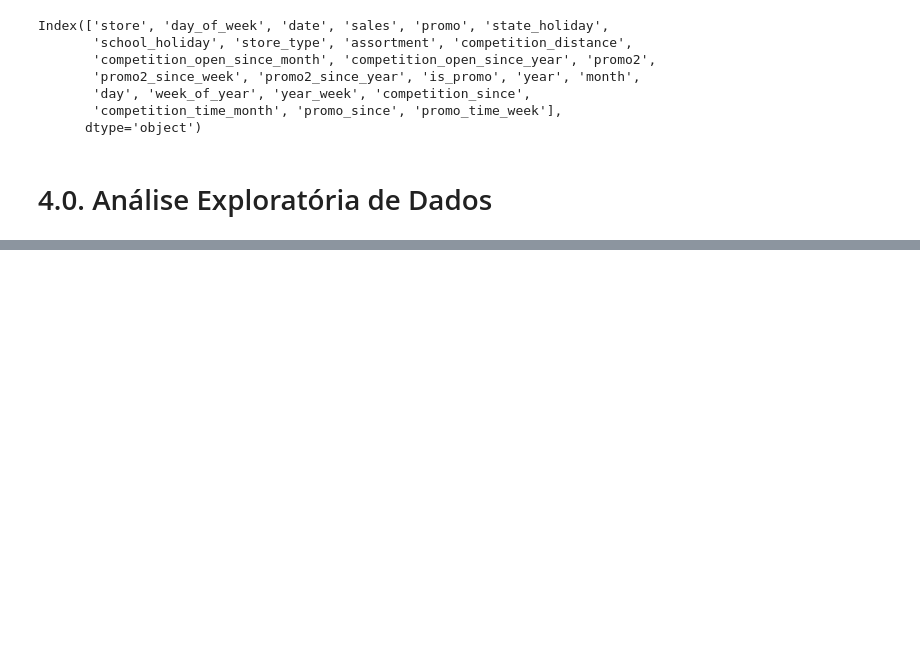
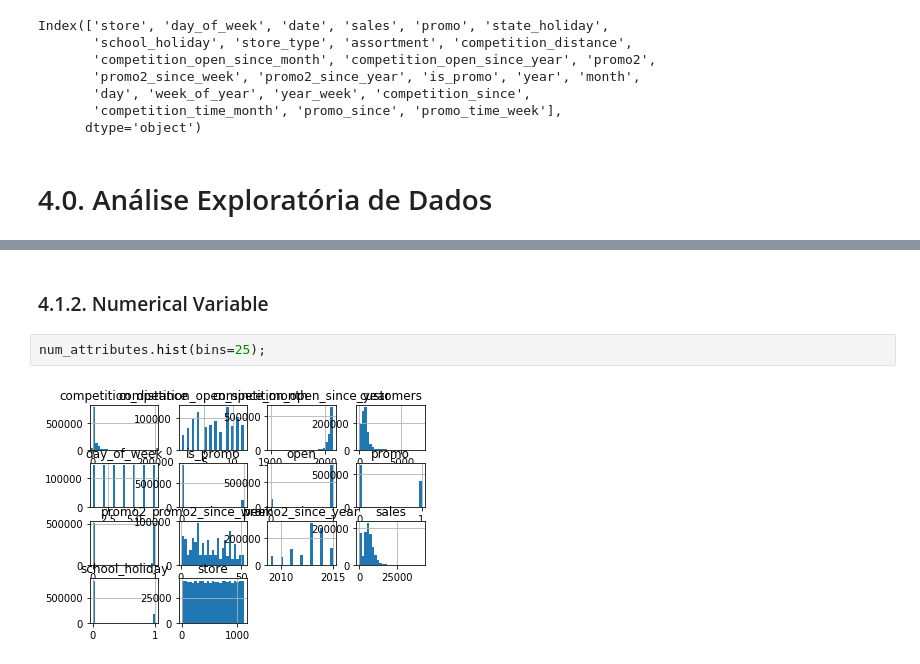
Before and after one commit to IsraelGuastalle/ds_producao, a Jupyter notebook: m02_v01_store_sales_prediction.ipynb, the cells around one changed output, grey strips where cells are left out. Drawn from its saved outputs; the diff is of its cells as text; blank space fills up the shorter version.

```diff
--- a/m02_v01_store_sales_prediction.ipynb
+++ b/m02_v01_store_sales_prediction.ipynb
@@ -773,0 +824,6 @@ Os 3 objetivos da EDA:
+# %% [markdown]
+### 4.1.2. Numerical Variable
+# %%
+num_attributes.hist(bins=25);
+# %% [output]
+[figure, added]
```
Also changed, not shown: parts of 12 cells of this notebook.
